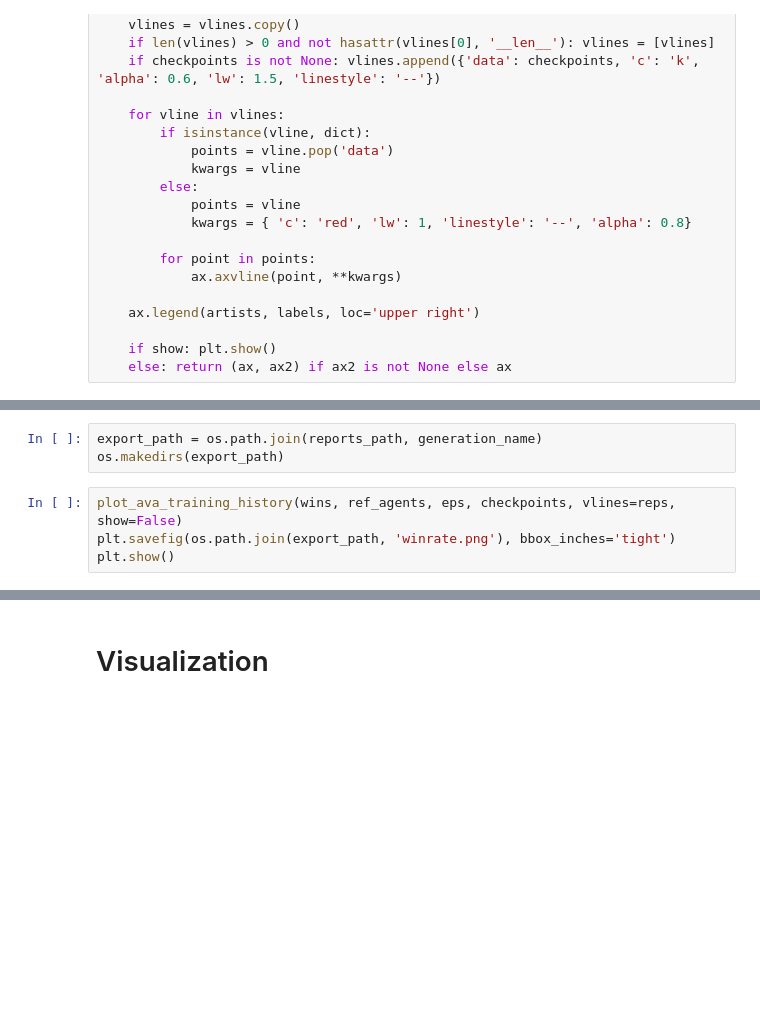
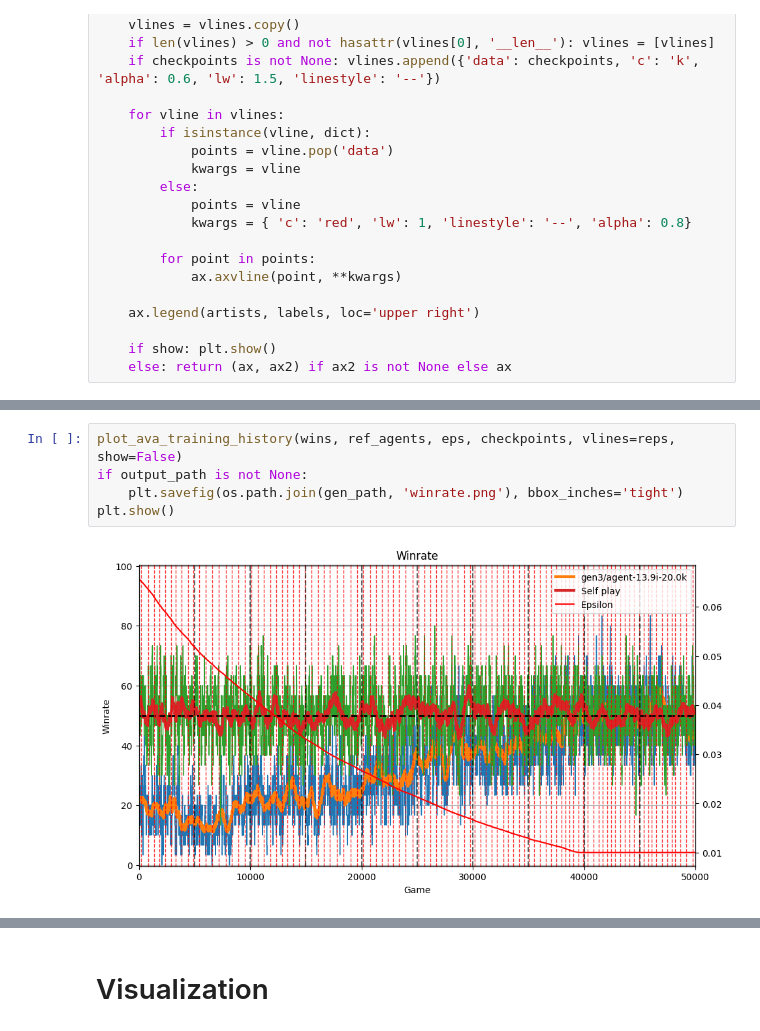
Before and after one commit to Sambura/DnD-RL-combat-agent, a Jupyter notebook: notebooks/ava_proto.ipynb, the cells around one changed output, grey strips where cells are left out. Saved outputs shown, nothing was run; the diff lists cells and outputs as text; blank space fills up the shorter version.

```diff
--- a/notebooks/ava_proto.ipynb
+++ b/notebooks/ava_proto.ipynb
@@ -245,9 +249,9 @@ with tqdm(range(games), desc='Training', smoothing=0.1) as pbar:
-# %%
-export_path = os.path.join(reports_path, generation_name)
-os.makedirs(export_path)
 # %%
 plot_ava_training_history(wins, ref_agents, eps, checkpoints, vlines=reps, show=False)
-plt.savefig(os.path.join(export_path, 'winrate.png'), bbox_inches='tight')
+if output_path is not None:
+    plt.savefig(os.path.join(gen_path, 'winrate.png'), bbox_inches='tight')
 plt.show()
+# %% [output]
+[figure, added]
 # %%
 plot_training_history(iters, eps, checkpoints, vlines=reps, ylim=50, figsize=(20, 10), show=False)
```
Also changed, not shown: parts of 15 cells of this notebook, 3 other files.
